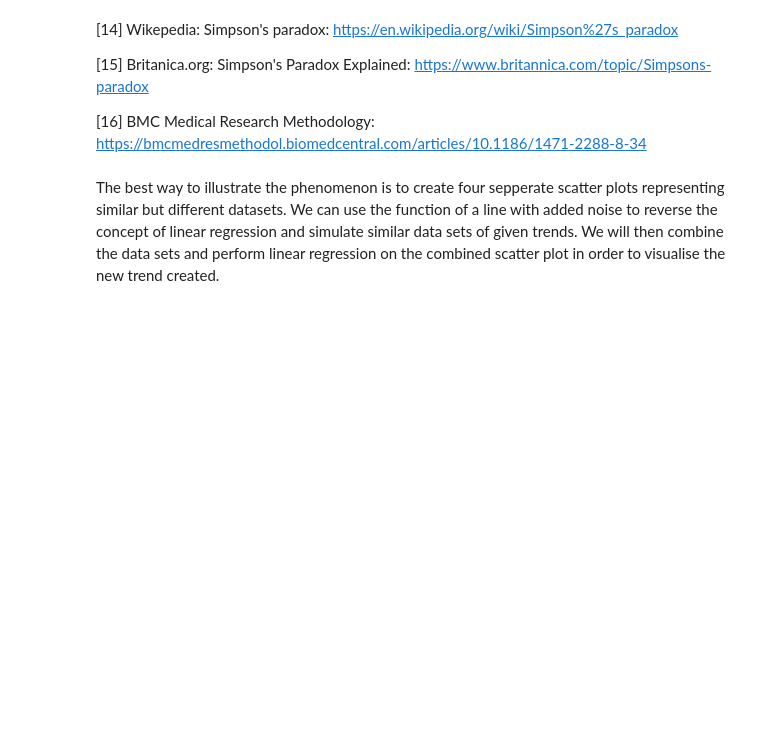
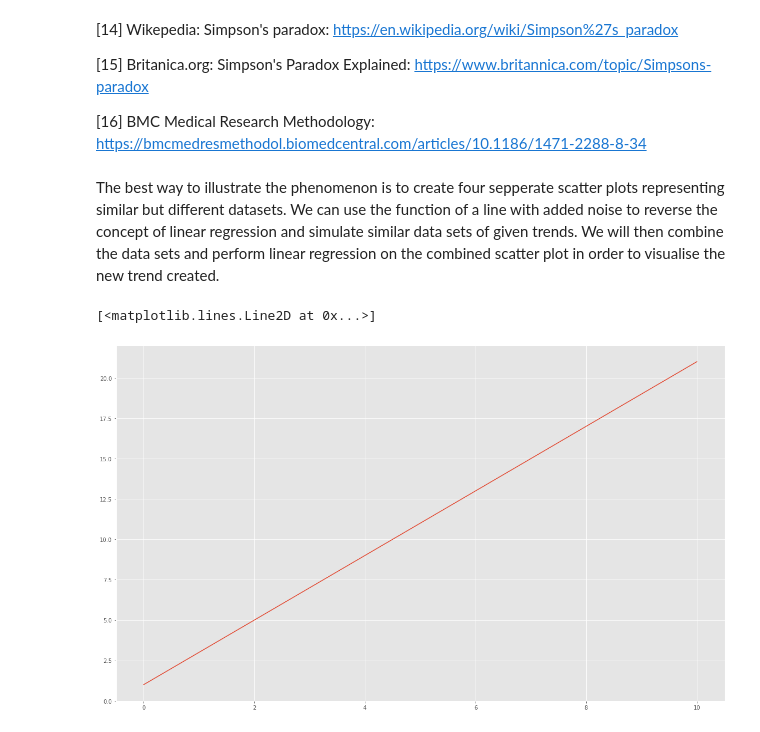
Before and after one commit to Crash-Bandicode/Tasks, a Jupyter notebook: Tasks.ipynb, the cells around one changed output. Saved outputs shown, nothing was run; the diff lists cells and outputs as text; code cells hidden in the pictures; blank space fills up the shorter version.

Commit message:
PLotted (x1, y1). Got straight line

```diff
--- a/Tasks.ipynb
+++ b/Tasks.ipynb
@@ -590,3 +590,9 @@ y1 = 2.0 * x1 + 1
 y2 = 4.0 * x2 + 2
 y3 = 6.0 * x3 + 3
 y4 = 8.0 * x4 + 4
+# %%
+# plot first dataset
+plt.plot(x1, y1)
+# %% [output]
+[<matplotlib.lines.Line2D at 0x...>]
+[figure, added]
```
Also changed, not shown: parts of 1 cell of this notebook.
